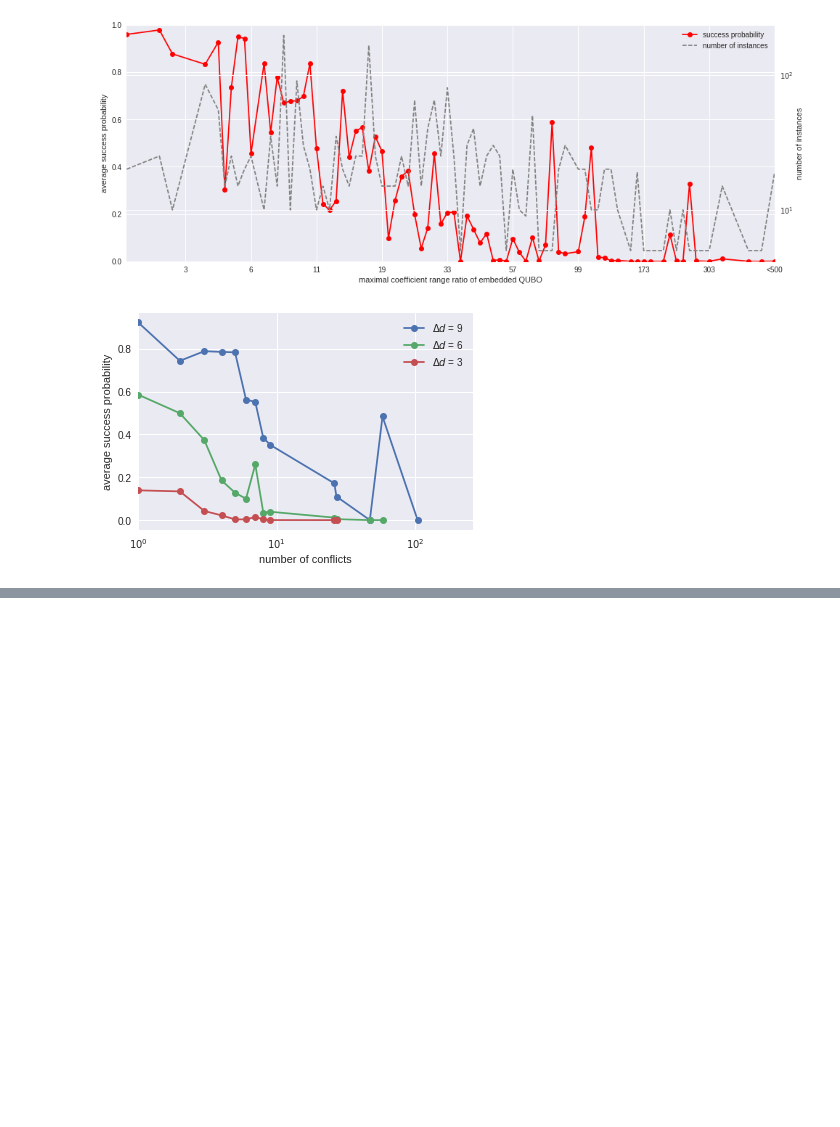
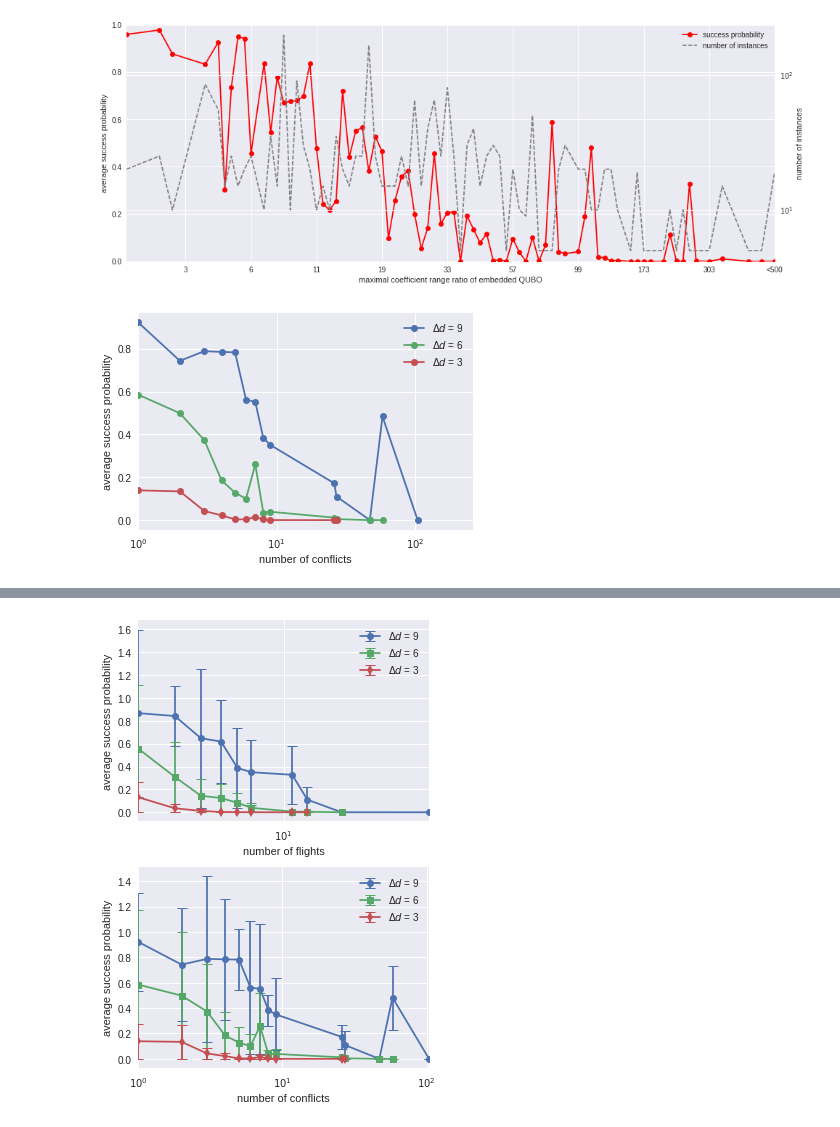
Before and after one commit to ventugithub/QCFATM, a Jupyter notebook: code/departureDelayModel/qubo/analysis/Analyse Annealing Results I.ipynb, the cells around one changed output, grey strips where cells are left out. Saved outputs shown, nothing was run; the diff lists cells and outputs as text; code cells hidden in the pictures; blank space fills up the shorter version.

```diff
--- a/code/departureDelayModel/qubo/analysis/Analyse Annealing Results I.ipynb
+++ b/code/departureDelayModel/qubo/analysis/Analyse Annealing Results I.ipynb
@@ -439,0 +480,66 @@ pdf.close();
+# %%
+# vs. flights
+subset = inventoryProcessed[inventoryProcessed['delayStep']==3].dropna()
+d3 = subset.groupby('numFlights')['SuccessProbability'].mean()
+d3errors = np.array([(subset.groupby('numFlights')['SuccessProbability'].min() - d3).values,
+                     (subset.groupby('numFlights')['SuccessProbability'].max() - d3).values])
+subset = inventoryProcessed[inventoryProcessed['delayStep']==6].dropna()
+d6 = subset.groupby('numFlights')['SuccessProbability'].mean()
+d6errors = np.array([(subset.groupby('numFlights')['SuccessProbability'].min() - d6).values,
+                     (subset.groupby('numFlights')['SuccessProbability'].max() - d6).values])
+subset = inventoryProcessed[inventoryProcessed['delayStep']==9].dropna()
+d9 = subset.groupby('numFlights')['SuccessProbability'].mean()
+d9errors = np.array([(subset.groupby('numFlights')['SuccessProbability'].min() - d9).values,
+                     (subset.groupby('numFlights')['SuccessProbability'].max() - d9).values])
+
+fig = plt.figure(figsize=(5, 7))
+ax1 = fig.add_subplot(2,1,1)
+d9.plot(marker = 'o', capsize=5, capthick=1, yerr=d9errors,  label='$\Delta d$ = 9', ax=ax1)
+d6.plot(marker = 's', capsize=5, capthick=1, yerr=d6errors, label='$\Delta d$ = 6', ax=ax1)
+d3.plot(marker = 'd', capsize=5, capthick=1, yerr=d3errors, label='$\Delta d$ = 3', ax=ax1)
+ax1.set_xscale('log')
+#ax1.set_xlim(2, inventoryProcessed.numFlights.max())
+ax1.set_ylabel('average success probability');
+ax1.set_xlabel('number of flights');
+ax1.legend(loc='best');
+
+# vs. conflicts
+subset = inventoryProcessed[inventoryProcessed['delayStep']==3].dropna()
+d3 = subset.groupby('numConflicts')['SuccessProbability'].mean()
+d3errors = np.array([(subset.groupby('numConflicts')['SuccessProbability'].min() - d3).values,
+                     (subset.groupby('numConflicts')['SuccessProbability'].max() - d3).values])
+subset = inventoryProcessed[inventoryProcessed['delayStep']==6].dropna()
+d6 = subset.groupby('numConflicts')['SuccessProbability'].mean()
+d6errors = np.array([(subset.groupby('numConflicts')['SuccessProbability'].min() - d6).values,
+                     (subset.groupby('numConflicts')['SuccessProbability'].max() - d6).values])
+subset = inventoryProcessed[inventoryProcessed['delayStep']==9].dropna()
+d9 = subset.groupby('numConflicts')['SuccessProbability'].mean()
+d9errors = np.array([(subset.groupby('numConflicts')['SuccessProbability'].min() - d9).values,
+                     (subset.groupby('numConflicts')['SuccessProbability'].max() - d9).values])
+
+ax2 = fig.add_subplot(2,1,2)
+d9.plot(marker = 'o', capsize=5, capthick=1, yerr=d9errors, label='$\Delta d$ = 9', ax=ax2)
+d6.plot(marker = 's', capsize=5, capthick=1, yerr=d6errors, label='$\Delta d$ = 6', ax=ax2)
+d3.plot(marker = 'd', capsize=5, capthick=1, yerr=d3errors, label='$\Delta d$ = 3', ax=ax2)
+ax2.set_xscale('log')
+ax2.set_ylabel('average success probability');
+ax2.set_xlabel('number of conflicts');
+ax2.legend(loc='best');
+
+# vs. flights, different penalty weights
+d3_pw05 = inventoryProcessed[(inventoryProcessed['delayStep']==3) & (inventoryProcessed['penalty_weight_conflict'] == 0.5)].groupby('numFlights')['SuccessProbability'].mean()
+d3_pw10 = inventoryProcessed[(inventoryProcessed['delayStep']==3) & (inventoryProcessed['penalty_weight_conflict'] == 1.0)].groupby('numFlights')['SuccessProbability'].mean()
+d3_pw20 = inventoryProcessed[(inventoryProcessed['delayStep']==3) & (inventoryProcessed['penalty_weight_conflict'] == 2.0)].groupby('numFlights')['SuccessProbability'].mean()
+d6_pw05 = inventoryProcessed[(inventoryProcessed['delayStep']==6) & (inventoryProcessed['penalty_weight_conflict'] == 0.5)].groupby('numFlights')['SuccessProbability'].mean()
+d6_pw10 = inventoryProcessed[(inventoryProcessed['delayStep']==6) & (inventoryProcessed['penalty_weight_conflict'] == 1.0)].groupby('numFlights')['SuccessProbability'].mean()
+d6_pw20 = inventoryProcessed[(inventoryProcessed['delayStep']==6) & (inventoryProcessed['penalty_weight_conflict'] == 2.0)].groupby('numFlights')['SuccessProbability'].mean()
+d9_pw05 = inventoryProcessed[(inventoryProcessed['delayStep']==9) & (inventoryProcessed['penalty_weight_conflict'] == 0.5)].groupby('numFlights')['SuccessProbability'].mean()
+d9_pw10 = inventoryProcessed[(inventoryProcessed['delayStep']==9) & (inventoryProcessed['penalty_weight_conflict'] == 1.0)].groupby('numFlights')['SuccessProbability'].mean()
+d9_pw20 = inventoryProcessed[(inventoryProcessed['delayStep']==9) & (inventoryProcessed['penalty_weight_conflict'] == 2.0)].groupby('numFlights')['SuccessProbability'].mean()
+
+plt.tight_layout()
+pdf = matplotlib.backends.backend_pdf.PdfPages('paperpics/annealing_results_success_vs_flights_and_conflicts.pdf');
+pdf.savefig(figure=fig);
+pdf.close();
+# %% [output]
+[figure, added]
```
Also changed, not shown: parts of 7 cells of this notebook, 2 other files.
